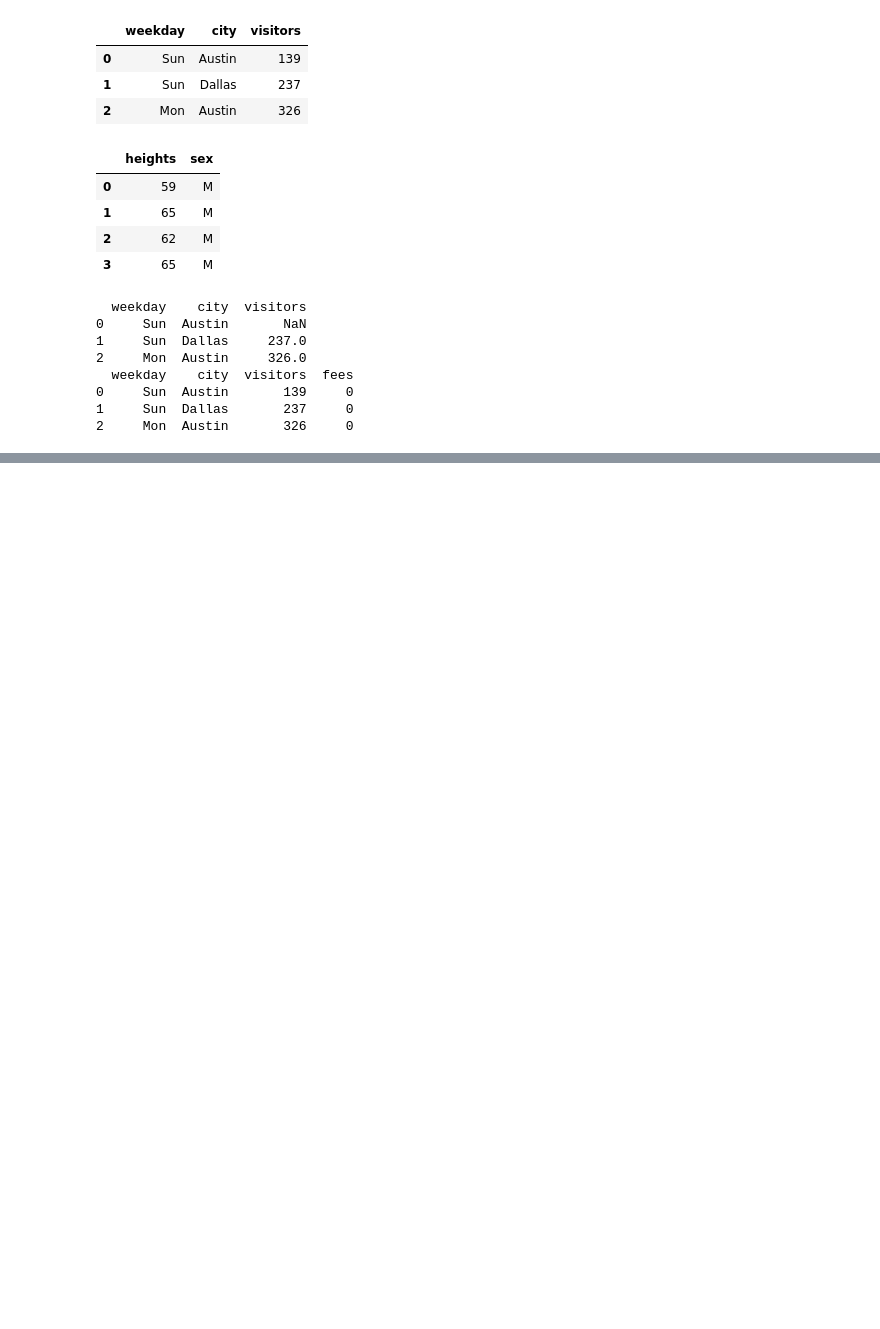
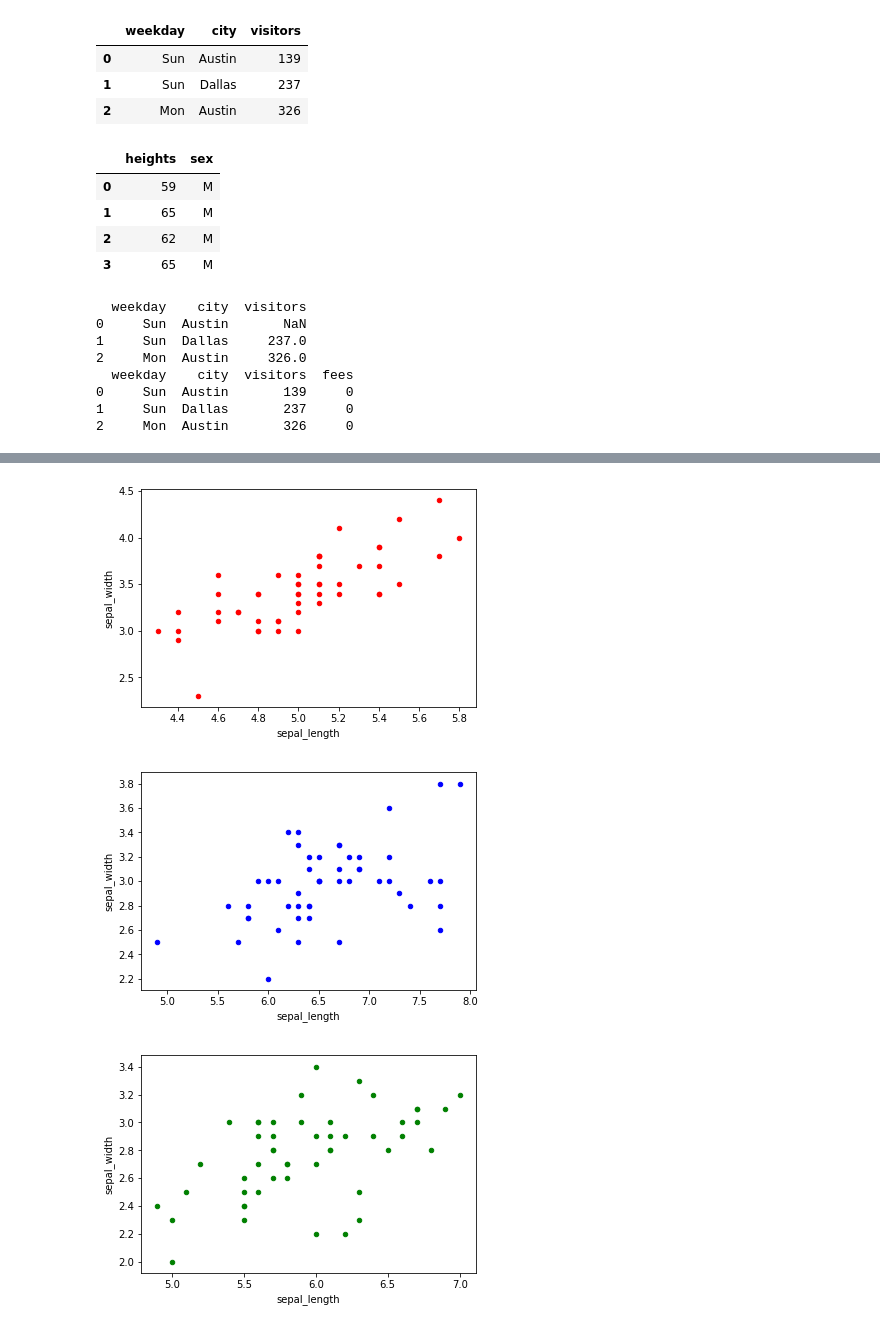
Before and after one commit to cnmetzi/cnm, a Jupyter notebook: dc-pandas-foundations.ipynb, the cells around one changed output, grey strips where cells are left out. Drawn from its saved outputs; the diff is of its cells as text; code cells hidden in the pictures; blank space fills up the shorter version.

```diff
--- a/dc-pandas-foundations.ipynb
+++ b/dc-pandas-foundations.ipynb
@@ -80,0 +220,12 @@ lows = low.values
+# %%
+#splitting up the dataframe into smaller dataframe
+indices = iris['species']=='setosa'
+setosa=iris.loc[indices,:]
+print(setosa.head())
+del setosa['species'] #delete species column
+print(setosa.head())
+indices = iris['species']=='virginica'
+virginica=iris.loc[indices,:]
+indices = iris['species']=='versicolor'
+versicolor=iris.loc[indices,:]
+del virginica['species'],versicolor['species'] #delete species column
@@ -80,0 +245,9 @@ lows = low.values
+# %%
+setosa.plot(x='sepal_length',y='sepal_width',kind='scatter',color='r')
+virginica.plot(x='sepal_length',y='sepal_width',kind='scatter',color='b')
+versicolor.plot(x='sepal_length',y='sepal_width',kind='scatter',color='g')
+plt.show()
+# %% [output]
+[figure, added]
+[figure, added]
+[figure, added]
```
Also changed, not shown: parts of 33 cells of this notebook, 1 other file.
